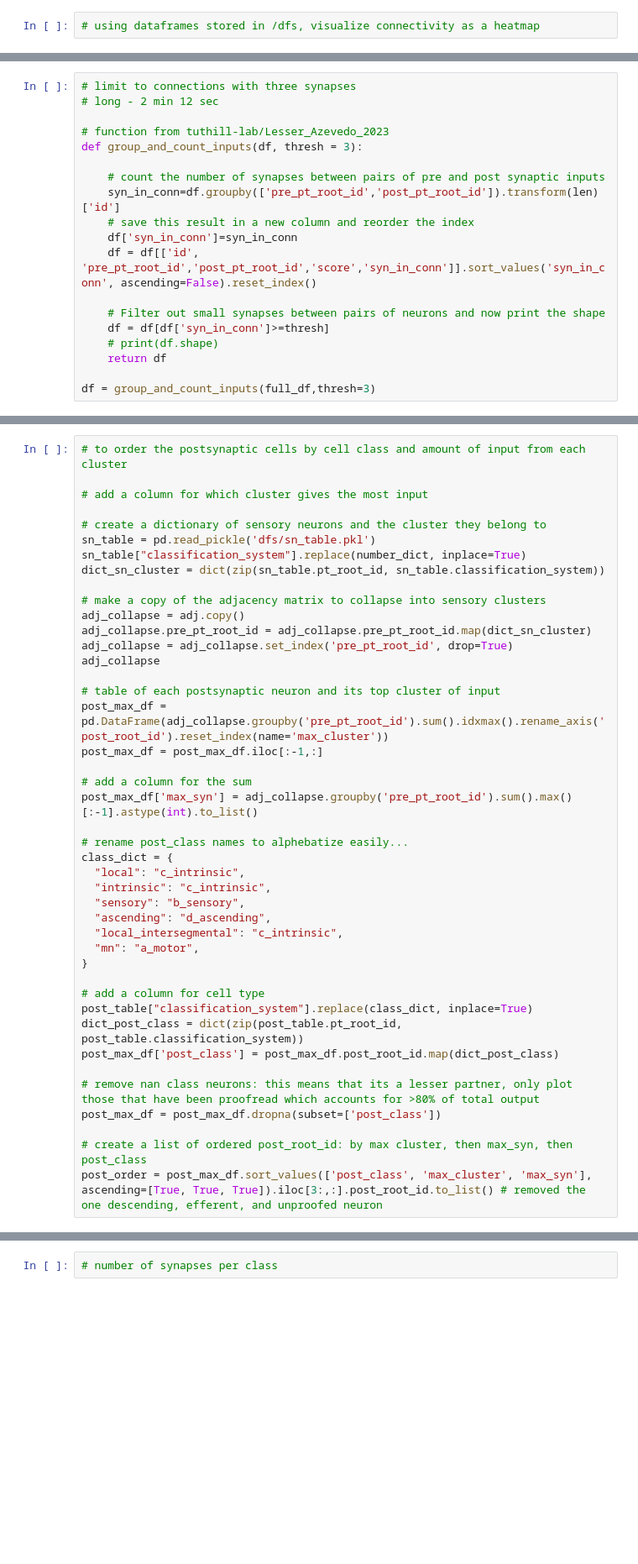
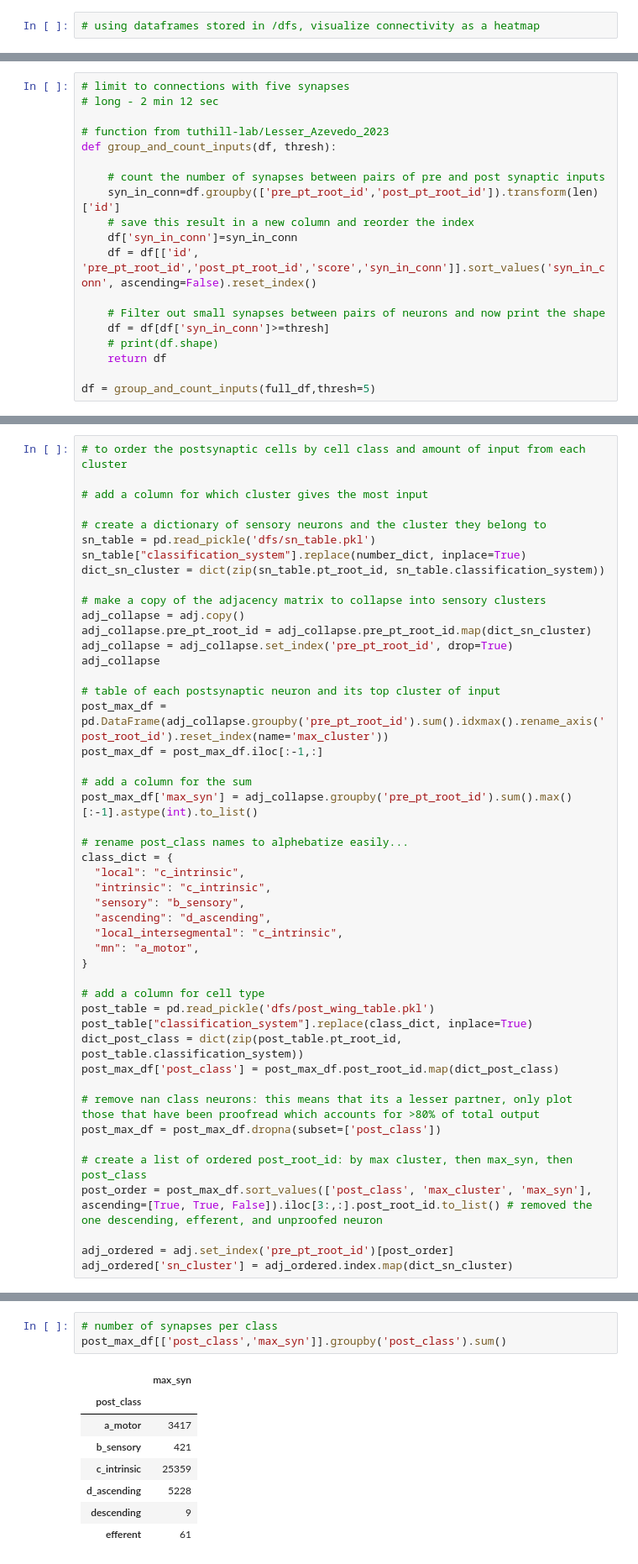
Before and after one commit to EllenLesser/Lesser_eLife_2025, a Jupyter notebook: heatmap.ipynb, the cells around one changed output, grey strips where cells are left out. Shown at 84% size. Drawn from its saved outputs; the diff is of its cells as text; blank space fills up the shorter version.

```diff
--- a/heatmap.ipynb
+++ b/heatmap.ipynb
@@ -24,11 +24,11 @@ full_df.head()
 | 3 | 3803897 | 2022-11-17 14:28:59.843347+00:00 | NaN | t | 72 | 73117799534637778 | 648518346488758877 | ... |
 | 4 | 9188821 | 2022-11-17 14:28:59.843347+00:00 | NaN | t | 124 | 72765405856699418 | 648518346478162157 | ... |
 # %%
-# limit to connections with three synapses
+# limit to connections with five synapses
 # long - 2 min 12 sec
 
 # function from tuthill-lab/Lesser_Azevedo_2023
-def group_and_count_inputs(df, thresh = 3):
+def group_and_count_inputs(df, thresh):
 
     # count the number of synapses between pairs of pre and post synaptic inputs
     syn_in_conn=df.groupby(['pre_pt_root_id','post_pt_root_id']).transform(len)['id']
@@ -41,4 +41,4 @@ def group_and_count_inputs(df, thresh = 3):
     # print(df.shape)
     return df
 
-df = group_and_count_inputs(full_df,thresh=3)
+df = group_and_count_inputs(full_df,thresh=5)
@@ -116,6 +114,7 @@ class_dict = {
 }
 
 # add a column for cell type
+post_table = pd.read_pickle('dfs/post_wing_table.pkl')
 post_table["classification_system"].replace(class_dict, inplace=True)
 dict_post_class = dict(zip(post_table.pt_root_id, post_table.classification_system))
 post_max_df['post_class'] = post_max_df.post_root_id.map(dict_post_class)
@@ -124,7 +123,10 @@ post_max_df['post_class'] = post_max_df.post_root_id.map(dict_post_class)
 post_max_df = post_max_df.dropna(subset=['post_class'])
 
 # create a list of ordered post_root_id: by max cluster, then max_syn, then post_class
-post_order = post_max_df.sort_values(['post_class', 'max_cluster', 'max_syn'], ascending=[True, True, True]).iloc[3:,:].post_root_id.to_list() # removed the one descending, efferent, and unproofed neuron
+post_order = post_max_df.sort_values(['post_class', 'max_cluster', 'max_syn'], ascending=[True, True, False]).iloc[3:,:].post_root_id.to_list() # removed the one descending, efferent, and unproofed neuron
+
+adj_ordered = adj.set_index('pre_pt_root_id')[post_order]
+adj_ordered['sn_cluster'] = adj_ordered.index.map(dict_sn_cluster)
 # %% [output]
 The behavior will change in pandas 3.0. This inplace method will never work because the intermediate object on which we are setting values always behaves as a copy.
 
@@ -139,2 +179,12 @@ For example, when doing 'df[col].method(value, inplace=True)', try using 'df.met
 # %%
 # number of synapses per class
+post_max_df[['post_class','max_syn']].groupby('post_class').sum()
+# %% [output]
+|  | max_syn |
+| post_class |  |
+| a_motor | 3417 |
+| b_sensory | 421 |
+| c_intrinsic | 25359 |
+| d_ascending | 5228 |
+| descending | 9 |
+| efferent | 61 |
```
Also changed, not shown: parts of 7 cells of this notebook.
